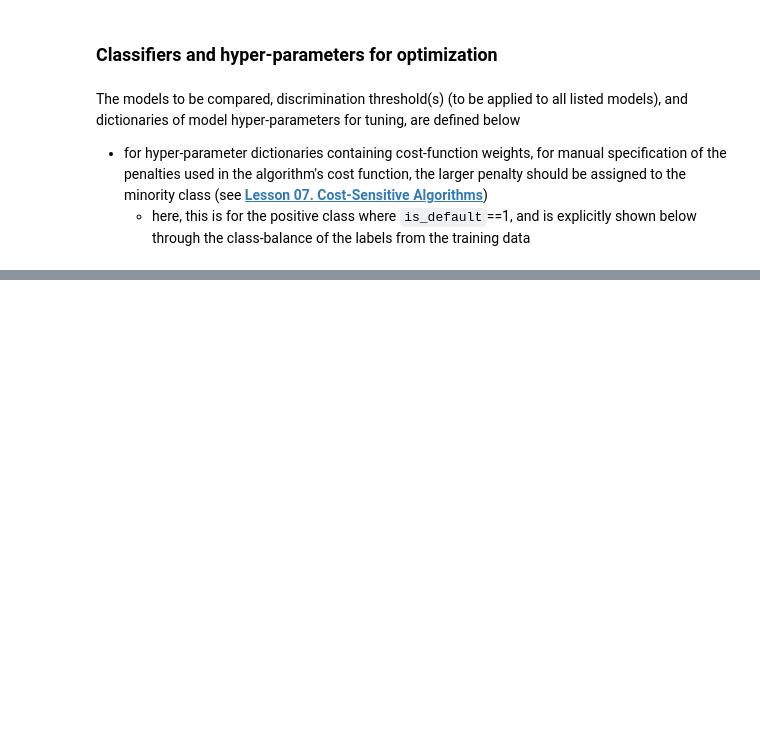
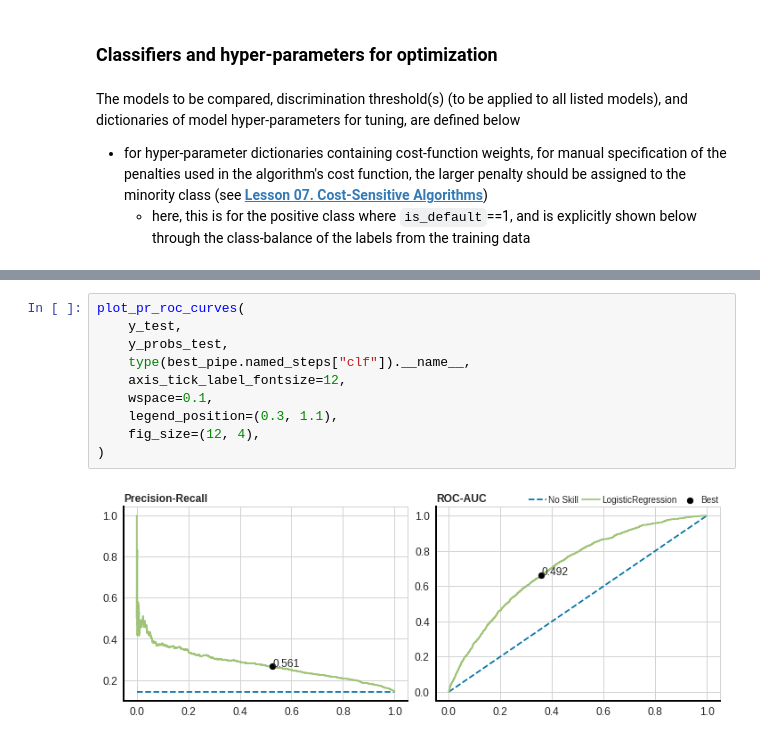
Before and after one commit to edesz/predict-loan-defaults, a Jupyter notebook: 5_experiments_in_classification_v2.ipynb, the cells around one changed output, grey strips where cells are left out. Drawn from its saved outputs; the diff is of its cells as text; blank space fills up the shorter version.

```diff
--- a/5_experiments_in_classification_v2.ipynb
+++ b/5_experiments_in_classification_v2.ipynb
@@ -498,0 +789,12 @@ display(df_gs[cols_to_show])
+# %%
+plot_pr_roc_curves(
+    y_test,
+    y_probs_test,
+    type(best_pipe.named_steps["clf"]).__name__,
+    axis_tick_label_fontsize=12,
+    wspace=0.1,
+    legend_position=(0.3, 1.1),
+    fig_size=(12, 4),
+)
+# %% [output]
+[figure, added]
```
Also changed, not shown: parts of 47 cells of this notebook, 11 other files.
